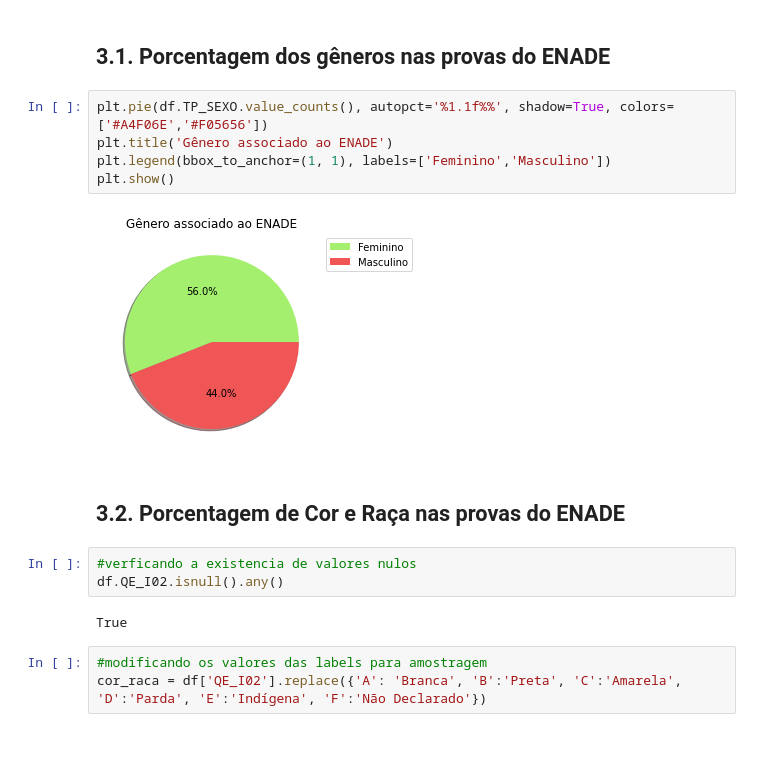
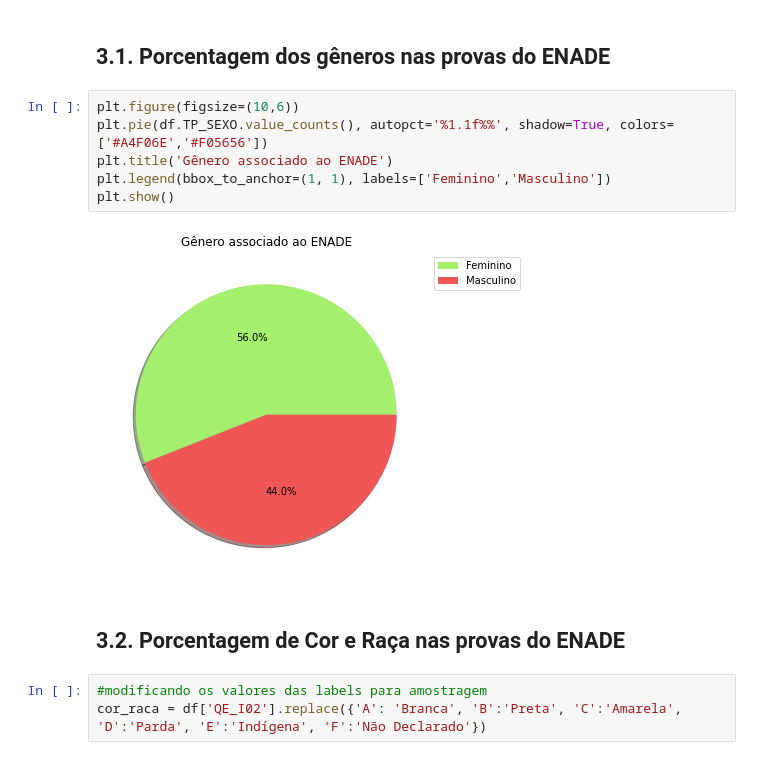
Before and after one commit to MelissapG/data-warehouse, a Jupyter notebook: prova-individual/DW-Prova_Individual.ipynb, the cells around one changed output. Saved outputs shown, nothing was run; the diff lists cells and outputs as text.

```diff
--- a/prova-individual/DW-Prova_Individual.ipynb
+++ b/prova-individual/DW-Prova_Individual.ipynb
@@ -166,19 +172,15 @@ df.head()
 # %% [markdown]
 ## 3.1. Porcentagem dos gêneros nas provas do ENADE
 # %%
+plt.figure(figsize=(10,6))
 plt.pie(df.TP_SEXO.value_counts(), autopct='%1.1f%%', shadow=True, colors=['#A4F06E','#F05656'])
 plt.title('Gênero associado ao ENADE')
 plt.legend(bbox_to_anchor=(1, 1), labels=['Feminino','Masculino'])
 plt.show()
 # %% [output]
-[figure, old version]
+[figure, new version]
 # %% [markdown]
 ## 3.2. Porcentagem de Cor e Raça nas provas do ENADE
-# %%
-#verficando a existencia de valores nulos
-df.QE_I02.isnull().any()
-# %% [output]
-True
 # %%
 #modificando os valores das labels para amostragem
 cor_raca = df['QE_I02'].replace({'A': 'Branca', 'B':'Preta', 'C':'Amarela', 'D':'Parda', 'E':'Indígena', 'F':'Não Declarado'})
```
Also changed, not shown: parts of 33 cells of this notebook.
